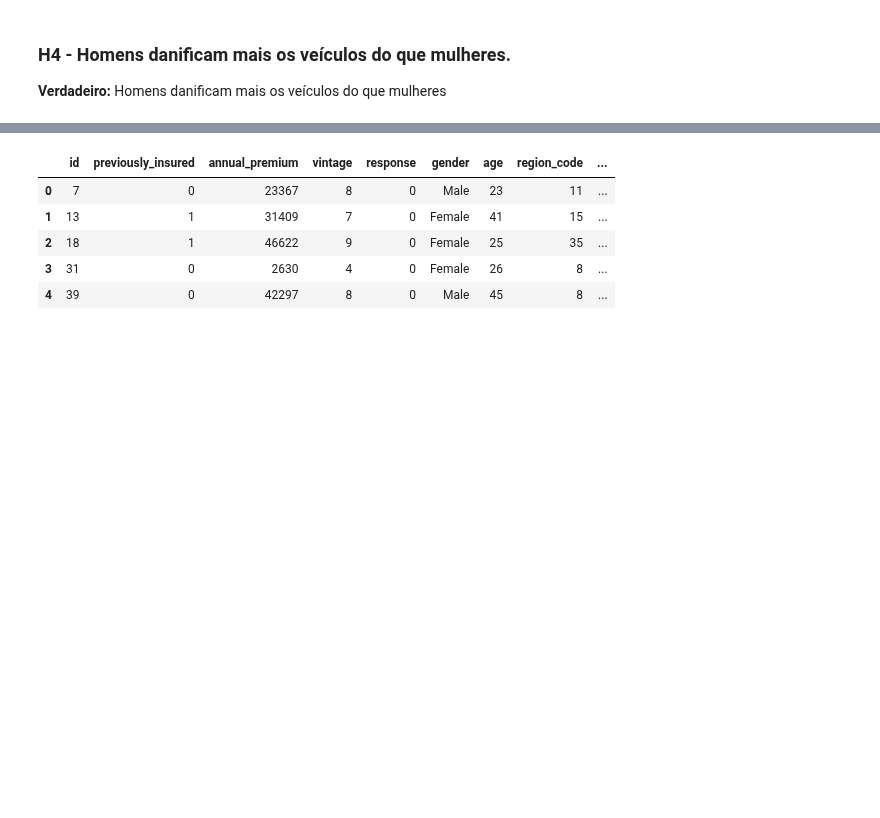
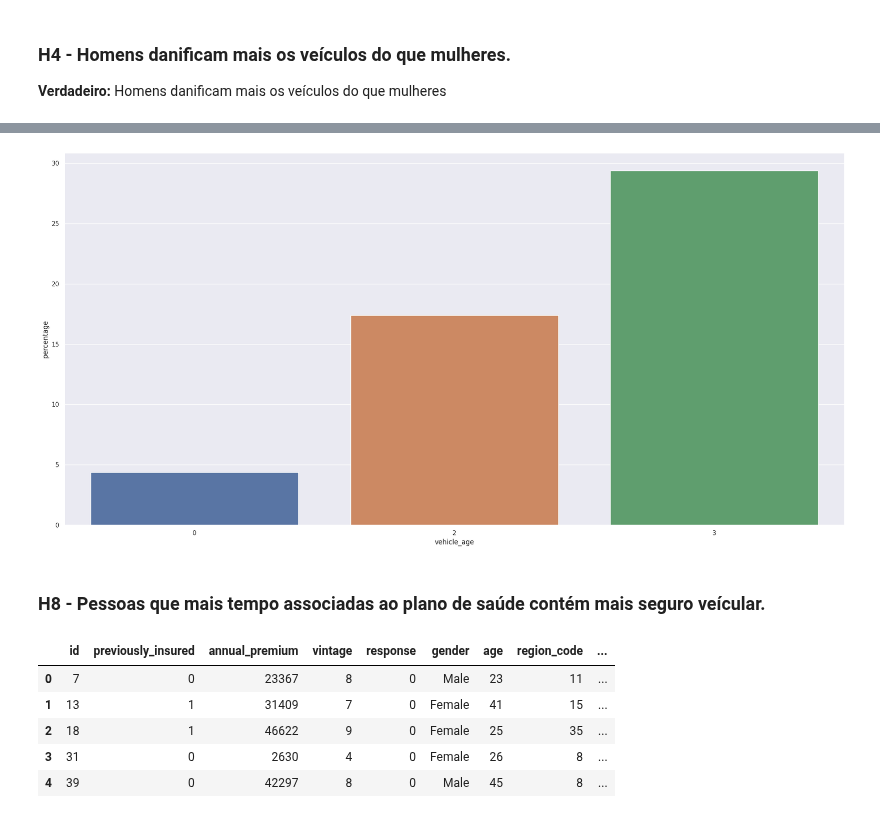
Before and after one commit to guiaraujofreitas/Insurance-Health-Cross-Sell, a Jupyter notebook: Step_4_Project_Health_Insurance_Cross_Sell.ipynb, the cells around one changed output, grey strips where cells are left out. Saved outputs shown, nothing was run; the diff lists cells and outputs as text; code cells hidden in the pictures; blank space fills up the shorter version.

```diff
--- a/Step_4_Project_Health_Insurance_Cross_Sell.ipynb
+++ b/Step_4_Project_Health_Insurance_Cross_Sell.ipynb
@@ -410 +430,13 @@ aux_h5
+# %%
+aux_h7 = df4[['vehicle_age','response']].groupby('vehicle_age').mean().reset_index()
+
+aux_h7['percentage'] = percentage( aux_h7['response'] )
+
+#plot
+sns.barplot(x='vehicle_age',y = 'percentage' ,data= aux_h7);
+# %% [output]
+[figure, added]
+# %% [markdown]
+
+### H8 - Pessoas que  mais tempo associadas ao plano de saúde contém mais seguro veícular.
 # %%
```
Also changed, not shown: parts of 14 cells of this notebook.
